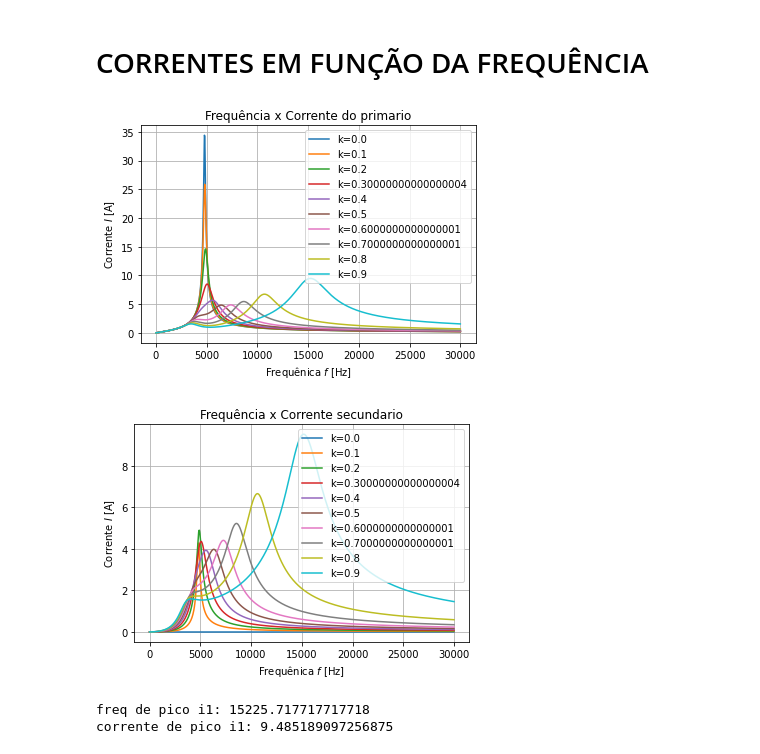
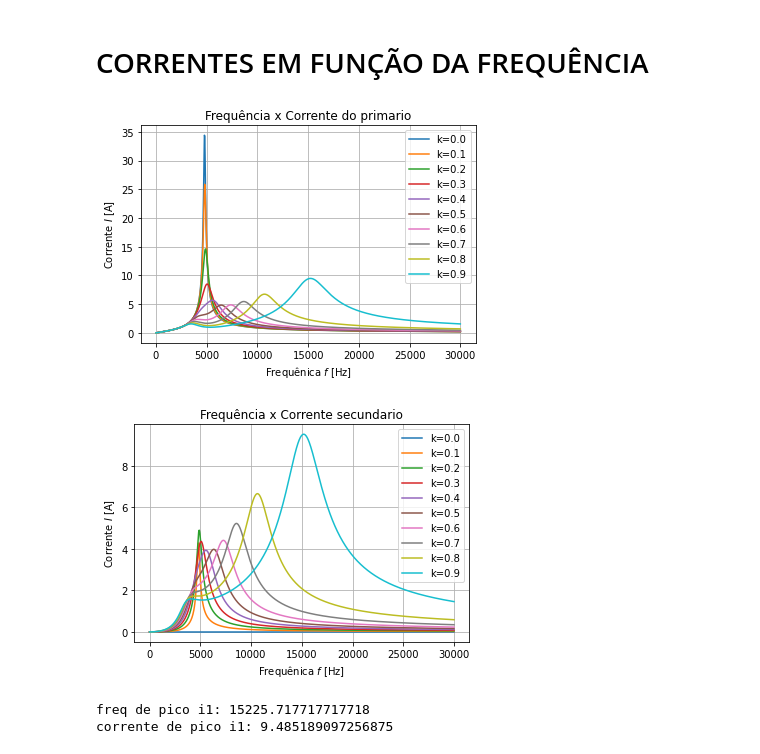
Before and after one commit to BrunoFNRodrigues/EletroMag-Projeto, a Jupyter notebook: Projeto Eletromag.ipynb, the cells around one changed output. Drawn from its saved outputs; the diff is of its cells as text; code cells hidden in the pictures.

```diff
--- a/Projeto Eletromag.ipynb
+++ b/Projeto Eletromag.ipynb
@@ -52,7 +52,7 @@ I2s = []
 ks = np.arange(0,1,0.1)
 ks_legend = []
 for k in ks:
-    ks_legend.append("k="+str(k))
+    ks_legend.append("k={0:.1f}".format(k))
     I1=[]
     I2=[]
 
@@ -61,35 +61,37 @@ for k in ks:
     for i in f:
         i1, i2 = CalcularTransformador(Rcarga, i, k, C1, C2)
         I1.append(abs(i1))
         I2.append(abs(i2))
         I1_im.append(i1)
         I2_im.append(i2)
 
     I1_ims.append(I1_im)
     I2_ims.append(I2_im)
     I1s.append(I1)
     I2s.append(I2)
 
 for I1 in I1s:
     plt.plot(f,I1)
 plt.title("Frequência x Corrente do primario")
 plt.xlabel("Frequênica $f$ [Hz]")
 plt.ylabel("Corrente $I$ [A]")
 plt.grid(True)
 plt.legend(ks_legend)
+plt.savefig("FrequênciaxCorrentePrimario")
 plt.show()
 
 for I2 in I2s:
     plt.plot(f,I2)
 plt.title("Frequência x Corrente secundario")
 plt.xlabel("Frequênica $f$ [Hz]")
 plt.ylabel("Corrente $I$ [A]")
 plt.grid(True)
 plt.legend(ks_legend)
+plt.savefig("FrequênciaxCorrenteSecundario")
 plt.show()
 # %% [output]
-[figure, old version]
+[figure, new version]
-[figure, old version]
+[figure, new version]
 # %%
 max_y = max(I1)  # Find the maximum y value
 max_x = f[I1.index(max_y)]
```
Also changed, not shown: parts of 5 cells of this notebook.
